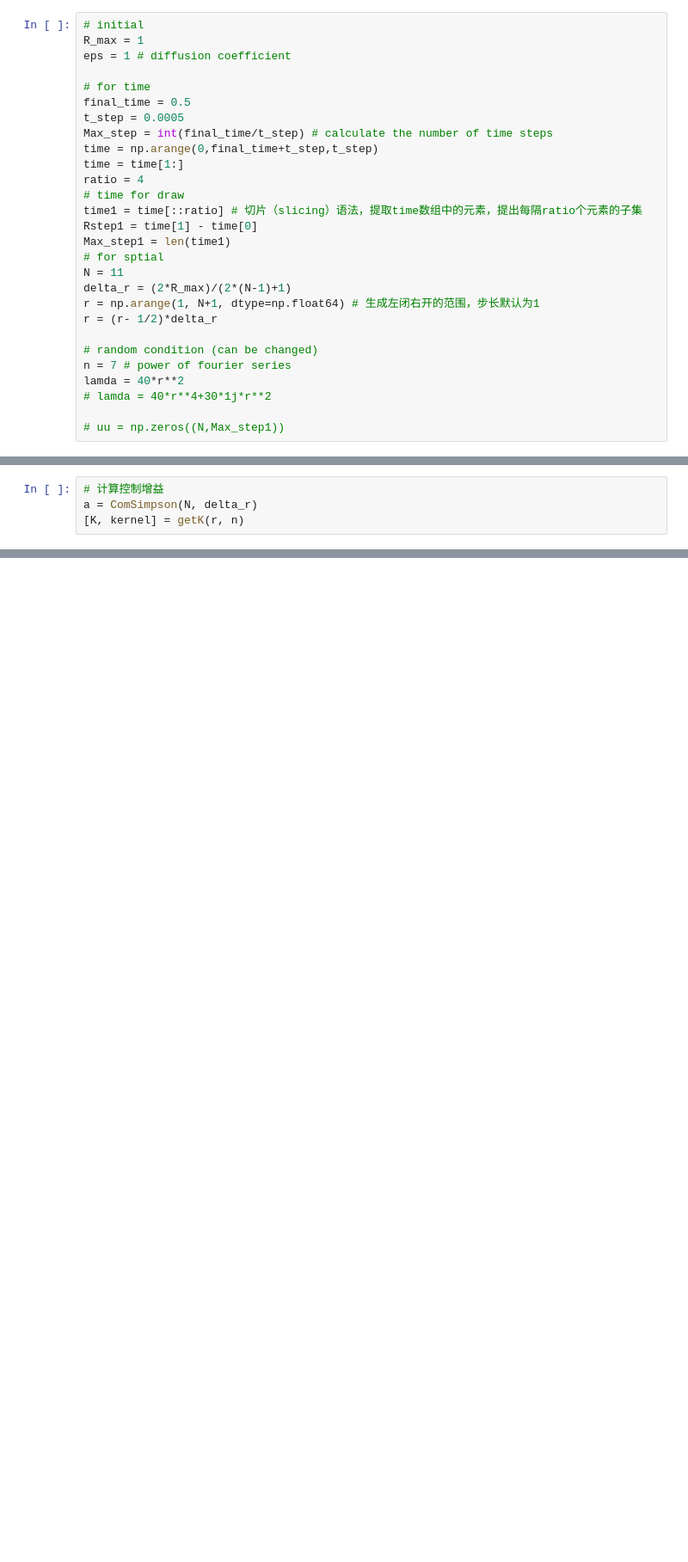
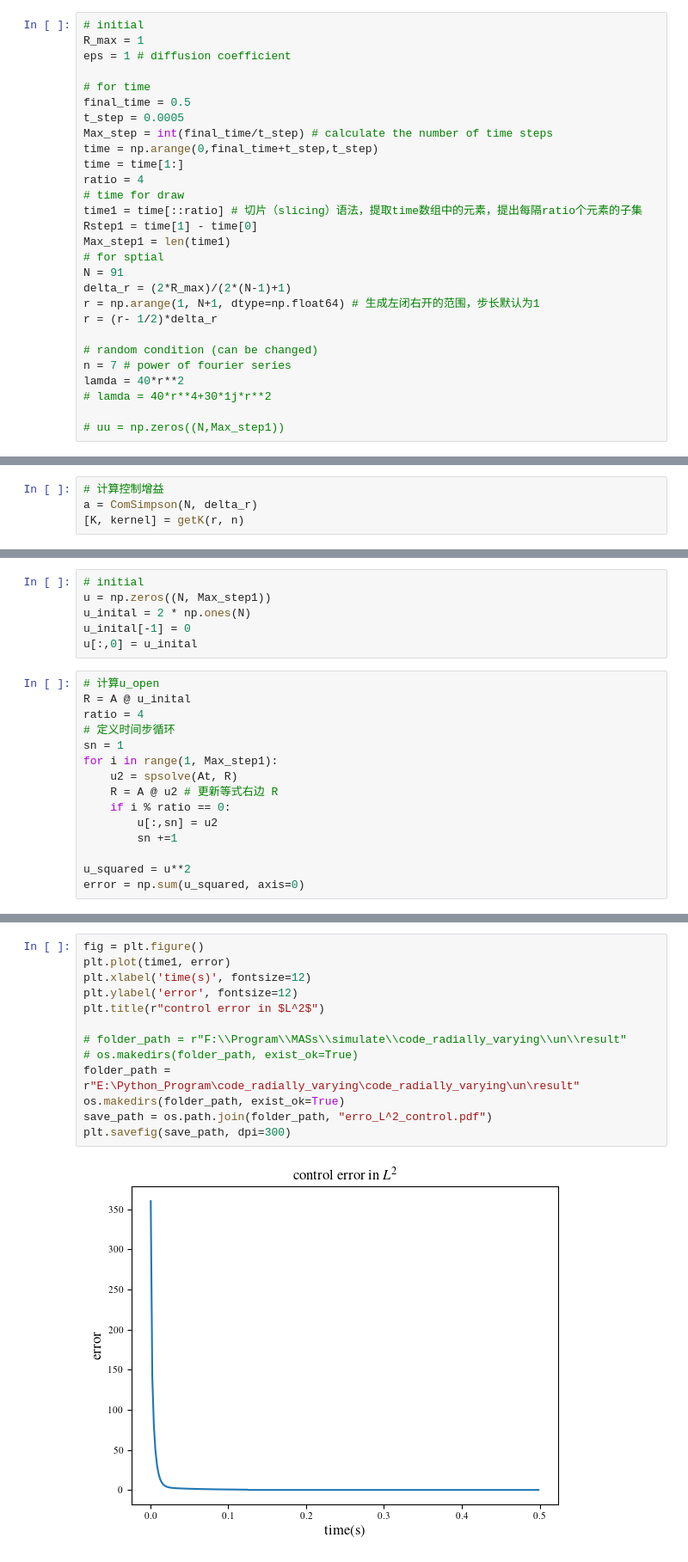
Before and after one commit to HaoYuanTian/code_radially_varying, a Jupyter notebook: code_radially_varying/un/control.ipynb, the cells around one changed output, grey strips where cells are left out. Shown at 86% size. Drawn from its saved outputs; the diff is of its cells as text; blank space fills up the shorter version.

```diff
--- a/code_radially_varying/un/control.ipynb
+++ b/code_radially_varying/un/control.ipynb
@@ -23,7 +86,7 @@ time1 = time[::ratio] # 切片（slicing）语法，提取time数组中的元素
 Rstep1 = time[1] - time[0]
 Max_step1 = len(time1)
 # for sptial
-N = 11
+N = 91
 delta_r = (2*R_max)/(2*(N-1)+1)
 r = np.arange(1, N+1, dtype=np.float64) # 生成左闭右开的范围，步长默认为1
 r = (r- 1/2)*delta_r
@@ -408,0 +490,21 @@ a = ComSimpson(N, delta_r)
+# %%
+# initial
+u = np.zeros((N, Max_step1))
+u_inital = 2 * np.ones(N)
+u_inital[-1] = 0
+u[:,0] = u_inital
+# %%
+# 计算u_open
+R = A @ u_inital
+ratio = 4
+# 定义时间步循环
+sn = 1
+for i in range(1, Max_step1):
+    u2 = spsolve(At, R)
+    R = A @ u2 # 更新等式右边 R
+    if i % ratio == 0:
+        u[:,sn] = u2
+        sn +=1
+
+u_squared = u**2
+error = np.sum(u_squared, axis=0)
@@ -408,0 +562,15 @@ a = ComSimpson(N, delta_r)
+# %%
+fig = plt.figure()
+plt.plot(time1, error)
+plt.xlabel('time(s)', fontsize=12)
+plt.ylabel('error', fontsize=12)
+plt.title(r"control error in $L^2$")
+
+# folder_path = r"F:\\Program\\MASs\\simulate\\code_radially_varying\\un\\result"
+# os.makedirs(folder_path, exist_ok=True)
+folder_path = r"E:\Python_Program\code_radially_varying\code_radially_varying\un\result"
+os.makedirs(folder_path, exist_ok=True)
+save_path = os.path.join(folder_path, "erro_L^2_control.pdf")
+plt.savefig(save_path, dpi=300)
+# %% [output]
+[figure, added]
```
Also changed, not shown: parts of 3 cells of this notebook, 5 other files.
